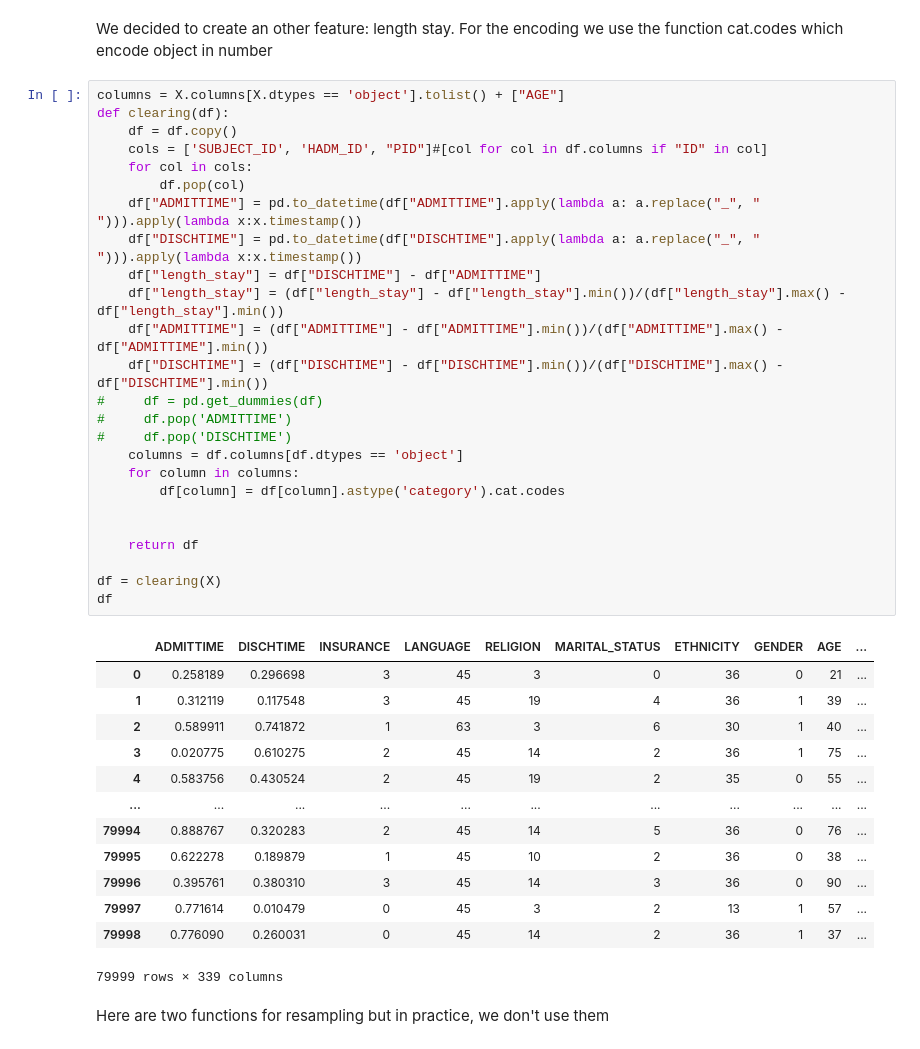
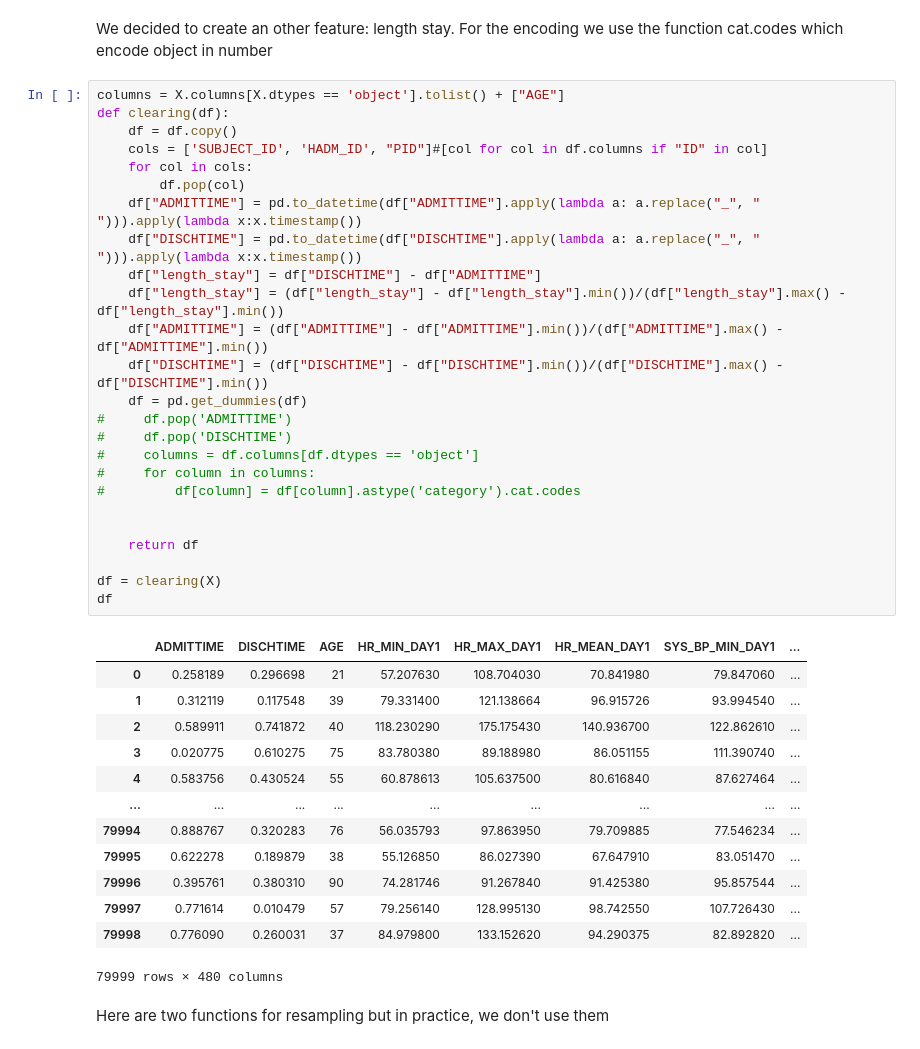
Before and after one commit to lyshuga/DataCamp, a Jupyter notebook: TP3-black.ipynb, the cells around one changed output. Saved outputs shown, nothing was run; the diff lists cells and outputs as text.

```diff
--- a/TP3-black.ipynb
+++ b/TP3-black.ipynb
@@ -142,42 +142,42 @@ For the encoding we use the function cat.codes which encode object in number
 # %%
 columns = X.columns[X.dtypes == 'object'].tolist() + ["AGE"]
 def clearing(df):
     df = df.copy()
     cols = ['SUBJECT_ID', 'HADM_ID', "PID"]#[col for col in df.columns if "ID" in col]
     for col in cols:
         df.pop(col)
     df["ADMITTIME"] = pd.to_datetime(df["ADMITTIME"].apply(lambda a: a.replace("_", " "))).apply(lambda x:x.timestamp())
     df["DISCHTIME"] = pd.to_datetime(df["DISCHTIME"].apply(lambda a: a.replace("_", " "))).apply(lambda x:x.timestamp())
     df["length_stay"] = df["DISCHTIME"] - df["ADMITTIME"]
     df["length_stay"] = (df["length_stay"] - df["length_stay"].min())/(df["length_stay"].max() - df["length_stay"].min())
     df["ADMITTIME"] = (df["ADMITTIME"] - df["ADMITTIME"].min())/(df["ADMITTIME"].max() - df["ADMITTIME"].min())
     df["DISCHTIME"] = (df["DISCHTIME"] - df["DISCHTIME"].min())/(df["DISCHTIME"].max() - df["DISCHTIME"].min())
-#     df = pd.get_dummies(df)
+    df = pd.get_dummies(df)
 #     df.pop('ADMITTIME')
 #     df.pop('DISCHTIME')
-    columns = df.columns[df.dtypes == 'object']
-    for column in columns:
-        df[column] = df[column].astype('category').cat.codes
+#     columns = df.columns[df.dtypes == 'object']
+#     for column in columns:
+#         df[column] = df[column].astype('category').cat.codes
 
 
     return df
 
 df = clearing(X)
 df
 # %% [output]
-|  | ADMITTIME | DISCHTIME | INSURANCE | LANGUAGE | RELIGION | MARITAL_STATUS | ETHNICITY | GENDER | AGE | ... |
-| 0 | 0.258189 | 0.296698 | 3 | 45 | 3 | 0 | 36 | 0 | 21 | ... |
-| 1 | 0.312119 | 0.117548 | 3 | 45 | 19 | 4 | 36 | 1 | 39 | ... |
-| 2 | 0.589911 | 0.741872 | 1 | 63 | 3 | 6 | 30 | 1 | 40 | ... |
-| 3 | 0.020775 | 0.610275 | 2 | 45 | 14 | 2 | 36 | 1 | 75 | ... |
-| 4 | 0.583756 | 0.430524 | 2 | 45 | 19 | 2 | 35 | 0 | 55 | ... |
-| ... | ... | ... | ... | ... | ... | ... | ... | ... | ... | ... |
-| 79994 | 0.888767 | 0.320283 | 2 | 45 | 14 | 5 | 36 | 0 | 76 | ... |
-| 79995 | 0.622278 | 0.189879 | 1 | 45 | 10 | 2 | 36 | 0 | 38 | ... |
-| 79996 | 0.395761 | 0.380310 | 3 | 45 | 14 | 3 | 36 | 0 | 90 | ... |
-| 79997 | 0.771614 | 0.010479 | 0 | 45 | 3 | 2 | 13 | 1 | 57 | ... |
-| 79998 | 0.776090 | 0.260031 | 0 | 45 | 14 | 2 | 36 | 1 | 37 | ... |
+|  | ADMITTIME | DISCHTIME | AGE | HR_MIN_DAY1 | HR_MAX_DAY1 | HR_MEAN_DAY1 | SYS_BP_MIN_DAY1 | ... |
+| 0 | 0.258189 | 0.296698 | 21 | 57.207630 | 108.704030 | 70.841980 | 79.847060 | ... |
+| 1 | 0.312119 | 0.117548 | 39 | 79.331400 | 121.138664 | 96.915726 | 93.994540 | ... |
+| 2 | 0.589911 | 0.741872 | 40 | 118.230290 | 175.175430 | 140.936700 | 122.862610 | ... |
+| 3 | 0.020775 | 0.610275 | 75 | 83.780380 | 89.188980 | 86.051155 | 111.390740 | ... |
+| 4 | 0.583756 | 0.430524 | 55 | 60.878613 | 105.637500 | 80.616840 | 87.627464 | ... |
+| ... | ... | ... | ... | ... | ... | ... | ... | ... |
+| 79994 | 0.888767 | 0.320283 | 76 | 56.035793 | 97.863950 | 79.709885 | 77.546234 | ... |
+| 79995 | 0.622278 | 0.189879 | 38 | 55.126850 | 86.027390 | 67.647910 | 83.051470 | ... |
+| 79996 | 0.395761 | 0.380310 | 90 | 74.281746 | 91.267840 | 91.425380 | 95.857544 | ... |
+| 79997 | 0.771614 | 0.010479 | 57 | 79.256140 | 128.995130 | 98.742550 | 107.726430 | ... |
+| 79998 | 0.776090 | 0.260031 | 37 | 84.979800 | 133.152620 | 94.290375 | 82.892820 | ... |
-79999 rows × 339 columns
+79999 rows × 480 columns
 # %% [markdown]
 Here are two functions for resampling but in practice, we don't use them
 # %%
```
Also changed, not shown: parts of 13 cells of this notebook, 3 other files.
